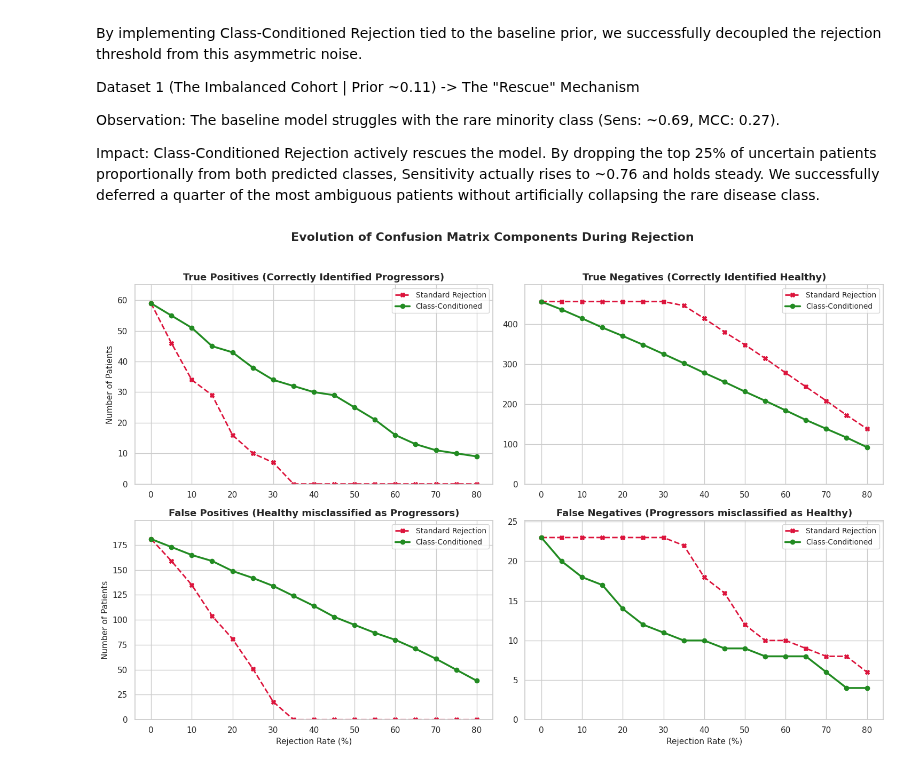
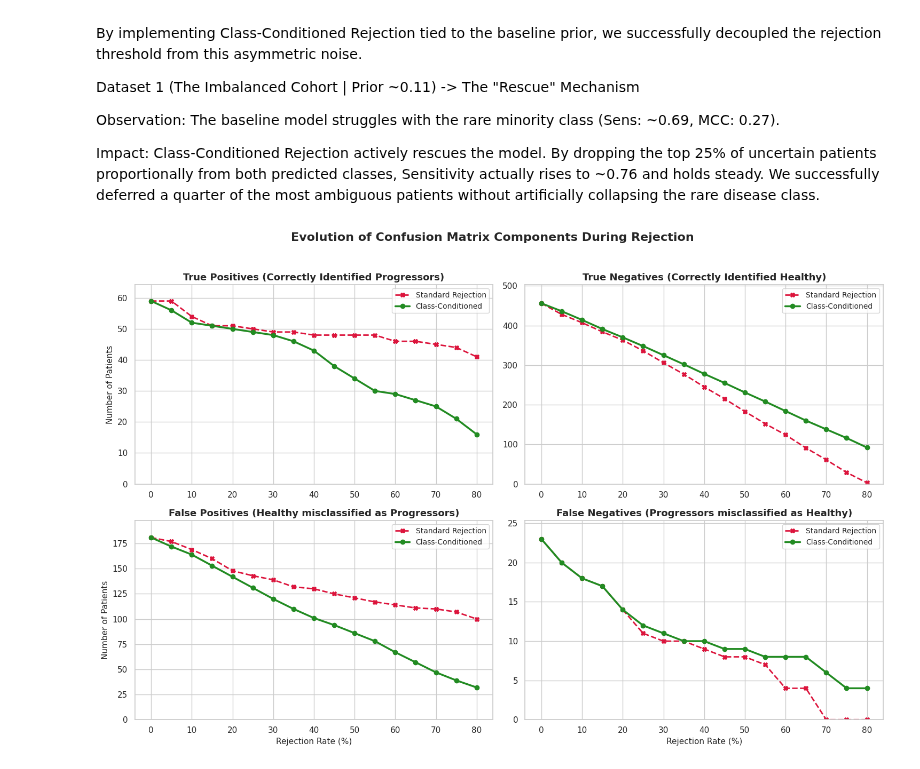
Before and after one commit to endrwalter/uncertainty_ml, a Jupyter notebook: code_uncertainty/main_ms.ipynb, the cells around one changed output. Cells and saved outputs as stored; diff of their text form; code cells hidden in the pictures.

```diff
--- a/code_uncertainty/main_ms.ipynb
+++ b/code_uncertainty/main_ms.ipynb
@@ -44,7 +44,7 @@ Successfully aggregated 21600 predictions across 719 unique patients.
 # Compute uncertainties for the non-active patients at baseline
 
 
-uncertainty_results = compute_uncertainties(probs_raw_df)
+uncertainty_results = compute_uncertainties(probs_raw_df, tau=0.11)
 
 # Create an explicit copy to avoid SettingWithCopyWarning
 patients_stats_copy = patients_stats.copy()
@@ -53,7 +53,7 @@ patients_stats_copy = patients_stats.copy()
 patients_stats_copy['H_Total'] = uncertainty_results['H_Total']
 patients_stats_copy['C_Aleatoric'] = uncertainty_results['C_Aleatoric']
 patients_stats_copy['I_Epistemic'] = uncertainty_results['I_Epistemic']
-
+patients_stats_copy['Distance_to_Tau'] = uncertainty_results['Distance_to_Tau']
 
 # Compute the baseline risk (mean of probs_cal across all folds) for each patient and its uncertainty value
 proportion_positive = all_patients['label'].sum() / len(all_patients)
@@ -150,13 +146,13 @@ Impact: Class-Conditioned Rejection actively rescues the model. By dropping the
 # %%
 
 # Example Call:
 from lib.plots import plot_comprehensive_rejection_dashboard
 
 
 optimal_threshold = patients_stats_copy['label'].mean()
-dashboard_results = plot_comprehensive_rejection_dashboard(patients_stats_copy, threshold=optimal_threshold)
+dashboard_results = plot_comprehensive_rejection_dashboard(patients_stats_copy, uncertainty_col='Distance_to_Tau', threshold=optimal_threshold)
 # %% [output]
-[figure, old version]
+[figure, new version]
 # %%
 
 from lib.utils import extract_and_analyze_rejection
```
Also changed, not shown: parts of 6 cells of this notebook, 3 other files.
